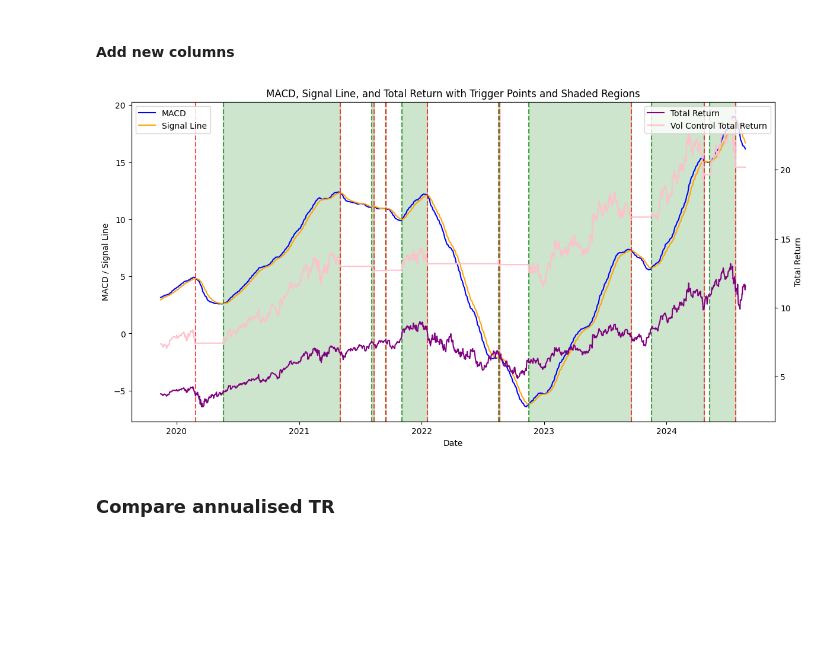
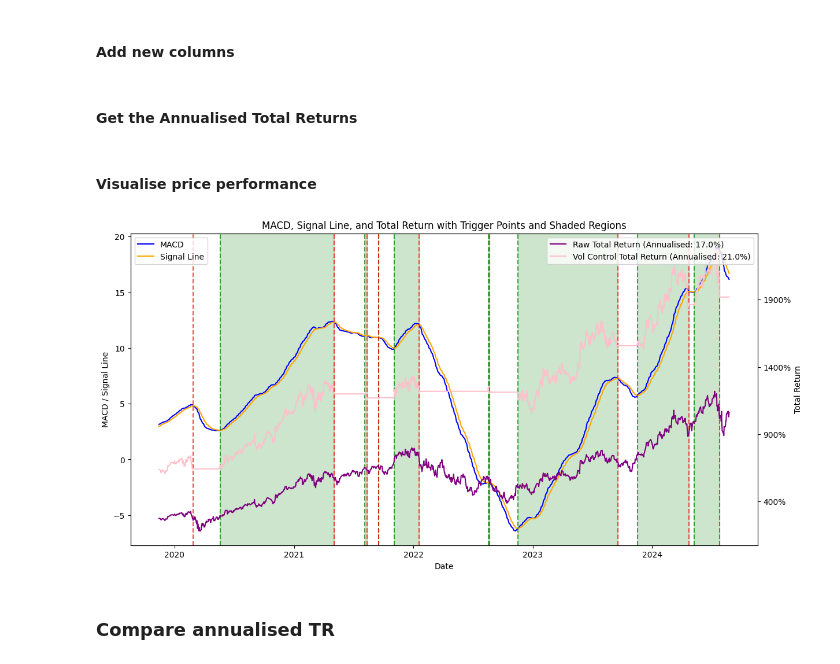
Before and after one commit to danielhalm1407/semiconductor_vol_control, a Jupyter notebook: Notebooks/NB01_Get_Data.ipynb, the cells around one changed output. Drawn from its saved outputs; the diff is of its cells as text; code cells hidden in the pictures; blank space fills up the shorter version.

Commit message:
add new graph to the github pages

```diff
--- a/Notebooks/NB01_Get_Data.ipynb
+++ b/Notebooks/NB01_Get_Data.ipynb
@@ -119,3 +119,5 @@ soxx['strategy_1_total_return'] = (1 + soxx['strategy_1_day_return']).cumprod()
 
 
 #soxx[:6]
+# %% [markdown]
+#### Get the Annualised Total Returns
@@ -122,5 +155,7 @@ soxx['strategy_1_total_return'] = (1 + soxx['strategy_1_day_return']).cumprod()
+# %% [markdown]
+#### Visualise price performance
 # %%
-def macd_vis(soxx):
+def macd_vis(soxx, figs_dir = "../docs/subpages_1"):
     # Ensure 'date' is set as the x-axis for plotting
     x_dates = soxx['date']  # Assuming 'date' is the column with date information
 
@@ -143,35 +178,40 @@ def macd_vis(soxx):
             # Green line for sell signal
             ax1.axvline(x=x_dates.iloc[i], color='green', linestyle='--', alpha=0.7)
             green_start = x_dates.iloc[i]  # Mark the start of the green-red region
         elif trigger_changes.iloc[i] == 1:  # Trigger changed from 0 to 1
             # Red line for buy signal
             ax1.axvline(x=x_dates.iloc[i], color='red', linestyle='--', alpha=0.7)
             if green_start is not None:
                 # Shade the region between the green and red lines
                 ax1.axvspan(green_start, x_dates.iloc[i], color='green', alpha=0.2)
                 green_start = None  # Reset the start marker
 
     # Labels and title for primary axis
     ax1.set_xlabel('Date')
     ax1.set_ylabel('MACD / Signal Line')
     ax1.set_title('MACD, Signal Line, and Total Return with Trigger Points and Shaded Regions')
     ax1.legend(loc='upper left')
 
     # Create a secondary y-axis to plot total return
     ax2 = ax1.twinx()
-    ax2.plot(x_dates, soxx['total_return'], label='Total Return', color='purple')
-    ax2.plot(x_dates, soxx['strategy_1_total_return'], label='Vol Control Total Return', color='pink')
+    ax2.plot(x_dates, soxx['total_return'], label=f'Raw Total Return (Annualised: {tr*100}%)', color='purple')
+    ax2.plot(x_dates, soxx['strategy_1_total_return'], label=f'Vol Control Total Return (Annualised: {strategy_1_tr*100}%)', color='pink')
+    # Convert to %
+    ax2.yaxis.set_major_formatter(plt.FuncFormatter(lambda x, _: f'{(x - 1) * 100:.0f}%'))
     ax2.set_ylabel('Total Return')
 
     # Add a legend for the secondary axis
     ax2.legend(loc='upper right')
+
+    # Save it out
+    plt.savefig(os.path.join(figs_dir, "macd_vis.svg"))
 
     # Display the plot
     plt.show()
 
 # Call the function with the soxx DataFrame
 macd_vis(soxx[-1200:])
 # %% [output]
-[figure, old version]
+[figure, new version]
 # %% [markdown]
 ### Compare annualised TR
```
Also changed, not shown: parts of 2 cells of this notebook, 2 other files.
